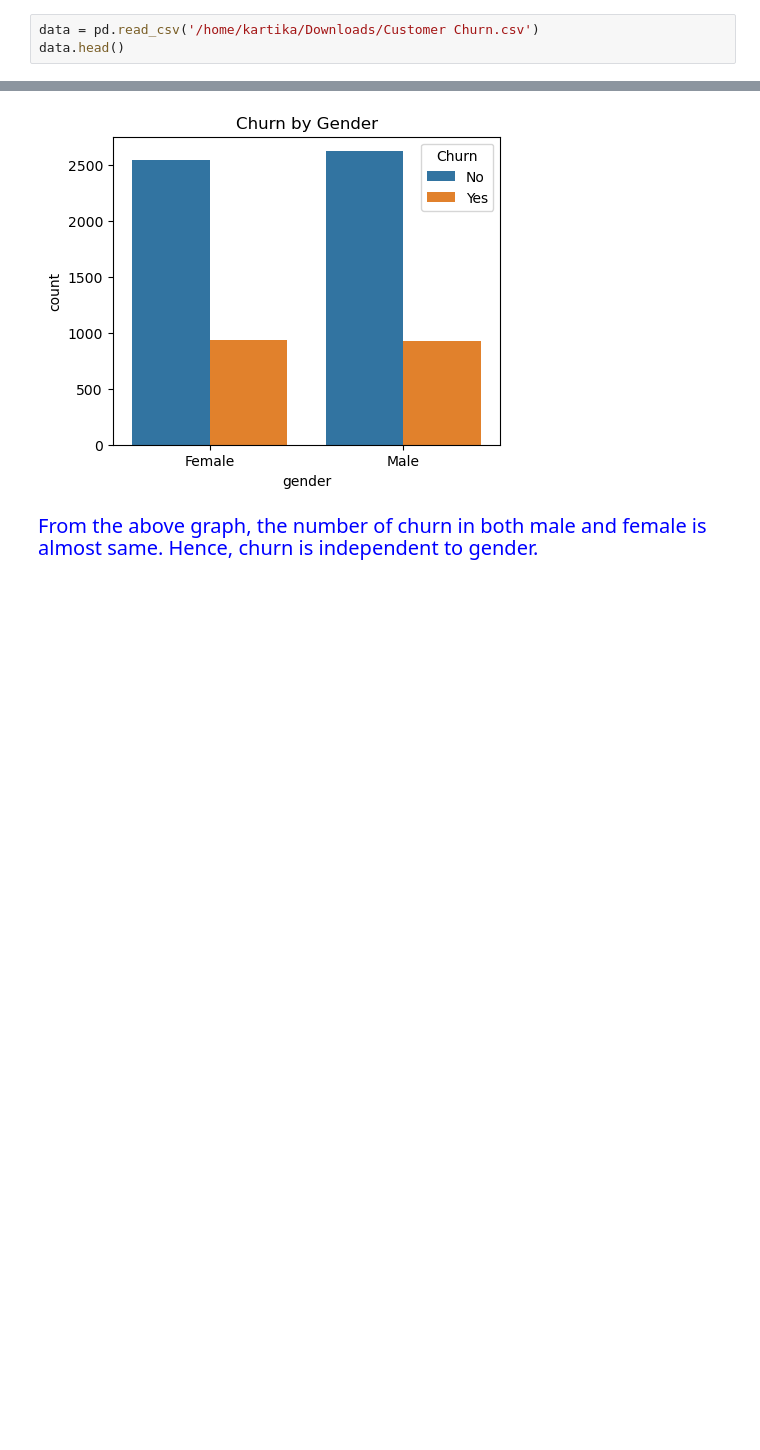
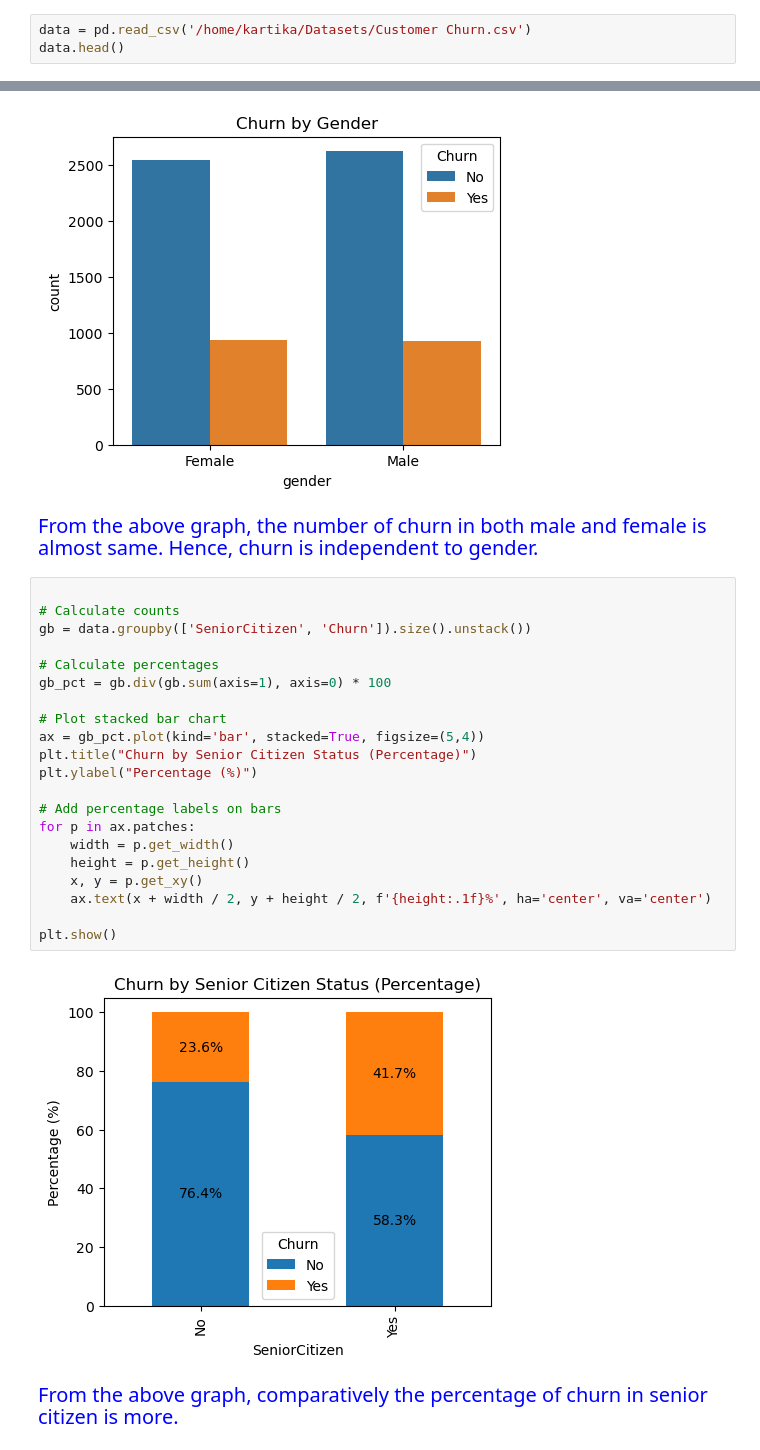
Before and after one commit to Kartika-Nidhi/DS_projects, a Jupyter notebook: EDA.ipynb, the cells around one changed output, grey strips where cells are left out. Cells and saved outputs as stored; diff of their text form; blank space fills up the shorter version.

Commit message:
Comparative analysis of Churn in senior and non senior citizen

```diff
--- a/EDA.ipynb
+++ b/EDA.ipynb
@@ -11,7 +11,7 @@ import seaborn as sns
 from pandas import Series
 from pandas import DataFrame
 # %%
-data = pd.read_csv('/home/kartika/Downloads/Customer Churn.csv')
+data = pd.read_csv('/home/kartika/Datasets/Customer Churn.csv')
 data.head()
 # %% [output]
 |  | customerID | gender | SeniorCitizen | Partner | Dependents | tenure | PhoneService | MultipleLines | ... |
@@ -179,3 +179,28 @@ plt.show()
 [figure]
 # %% [markdown]
 <div style = "color:blue; font-size:20px">From the above graph, the number of churn in both male and female is almost same. Hence, churn is independent to gender.
+# %%
+
+# Calculate counts
+gb = data.groupby(['SeniorCitizen', 'Churn']).size().unstack())
+
+# Calculate percentages
+gb_pct = gb.div(gb.sum(axis=1), axis=0) * 100
+
+# Plot stacked bar chart
+ax = gb_pct.plot(kind='bar', stacked=True, figsize=(5,4))
+plt.title("Churn by Senior Citizen Status (Percentage)")
+plt.ylabel("Percentage (%)")
+
+# Add percentage labels on bars
+for p in ax.patches:
+    width = p.get_width()
+    height = p.get_height()
+    x, y = p.get_xy()
+    ax.text(x + width / 2, y + height / 2, f'{height:.1f}%', ha='center', va='center')
+
+plt.show()
+# %% [output]
+[figure, added]
+# %% [markdown]
+<div style = "color:blue; font-size:20px">From the above graph, comparatively the percentage of churn in senior citizen is more.
```
